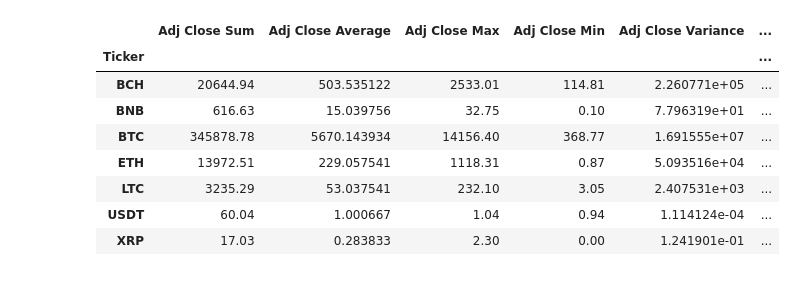
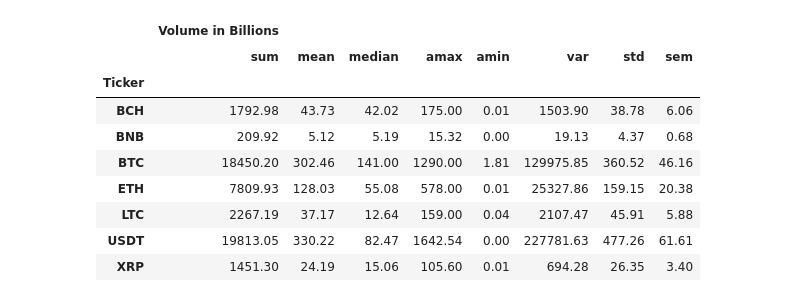
Before and after one commit to sarahheavner/Project1, a Jupyter notebook: Yahoo Finance w glob.ipynb, the cells around one changed output. Cells and saved outputs as stored; diff of their text form; code cells hidden in the pictures.

```diff
--- a/Yahoo Finance w glob.ipynb
+++ b/Yahoo Finance w glob.ipynb
@@ -45,28 +46,3 @@ frame.head()
 | 2 | BCH | 9/1/2017 | 588.40 | 707.98 | 301.69 | 432.63 | 432.63 | ... |
 | 3 | BCH | 10/1/2017 | 433.38 | 526.12 | 289.04 | 439.05 | 439.05 | ... |
 | 4 | BCH | 11/1/2017 | 438.30 | 2477.65 | 437.91 | 1256.33 | 1256.33 | ... |
-# %%
-crypto_data=frame[["Ticker", "Open in USD", "High in USD", "Low in USD", "Close in USD", "Adj Close in USD", "Volume in Billions"]]
-crypto_group=crypto_data.groupby(["Ticker"])
-volume_sum=crypto_group.sum()
-volume_sum=volume_sum["Volume in Billions"]
-volume_mean=crypto_group.mean()
-volume_mean=volume_mean["Volume in Billions"]
-volume_max=crypto_group.max()
-volume_max=volume_max["Volume in Billions"]
-volume_min=crypto_group.min()
-volume_min=volume_min["Volume in Billions"]
-volume_var=crypto_group.var()
-volume_var=volume_var["Volume in Billions"]
-volume_std=crypto_group.std()
-volume_std=volume_std["Volume in Billions"]
-volume_sem=crypto_group.sem()
-volume_sem=volume_sem["Volume in Billions"]
-volume_df=pd.DataFrame({"Volume Sum in Billions": volume_sum,
-                        "Volume Average": volume_mean,
-                        "Volume Max": volume_max,
-                       "Volume Min": volume_min,
-                       "Volume Variance": volume_var,
-                       "Volume Std. Dev": volume_std,
-                       "Volume Std. Err": volume_sem})
-volume_df
@@ -215,33 +49,22 @@ close_df
-# %%
-adjclose_sum=crypto_group.sum()
-adjclose_sum=adjclose_sum["Adj Close in USD"]
-adjclose_mean=crypto_group.mean()
-adjclose_mean=adjclose_mean["Adj Close in USD"]
-adjclose_max=crypto_group.max()
-adjclose_max=adjclose_max["Adj Close in USD"]
-adjclose_min=crypto_group.min()
-adjclose_min=adjclose_min["Adj Close in USD"]
-adjclose_var=crypto_group.var()
-adjclose_var=adjclose_var["Adj Close in USD"]
-adjclose_std=crypto_group.std()
-adjclose_std=adjclose_std["Adj Close in USD"]
-adjclose_sem=crypto_group.sem()
-adjclose_sem=adjclose_sem["Adj Close in USD"]
-adjclose_df=pd.DataFrame({"Adj Close Sum": adjclose_sum,
-                        "Adj Close Average": adjclose_mean,
-                        "Adj Close Max": adjclose_max,
-                       "Adj Close Min": adjclose_min,
-                       "Adj Close Variance": adjclose_var,
-                       "Adj Close Std. Dev": adjclose_std,
-                       "Adj Close Std. Err": adjclose_sem})
-adjclose_df
-# %% [output]
-|  | Adj Close Sum | Adj Close Average | Adj Close Max | Adj Close Min | Adj Close Variance | ... |
-| Ticker |  |  |  |  |  | ... |
-| BCH | 20644.94 | 503.535122 | 2533.01 | 114.81 | 2.260771e+05 | ... |
-| BNB | 616.63 | 15.039756 | 32.75 | 0.10 | 7.796319e+01 | ... |
-| BTC | 345878.78 | 5670.143934 | 14156.40 | 368.77 | 1.691555e+07 | ... |
-| ETH | 13972.51 | 229.057541 | 1118.31 | 0.87 | 5.093516e+04 | ... |
-| LTC | 3235.29 | 53.037541 | 232.10 | 3.05 | 2.407531e+03 | ... |
-| USDT | 60.04 | 1.000667 | 1.04 | 0.94 | 1.114124e-04 | ... |
-| XRP | 17.03 | 0.283833 | 2.30 | 0.00 | 1.241901e-01 | ... |
+# %%
+#Data frame for Volume of Trades for Cryptos included Sum, Mean, Median, Max, Min, Variance and Standard Deviation.
+vol_clean=pd.DataFrame(crypto_data.groupby("Ticker").agg({'Volume in Billions':[np.sum,
+                                                                               np.mean,
+                                                                               np.median,
+                                                                               np.max,
+                                                                               np.min,
+                                                                               np.var,
+                                                                               np.std,
+                                                                               st.sem]}))
+vol_clean.style.format("{:.2f}")
+# %% [output]
+|  | Volume in Billions |  |  |  |  |  |  |  |
+|  | sum | mean | median | amax | amin | var | std | sem |
+| Ticker |  |  |  |  |  |  |  |  |
+| BCH | 1792.98 | 43.73 | 42.02 | 175.00 | 0.01 | 1503.90 | 38.78 | 6.06 |
+| BNB | 209.92 | 5.12 | 5.19 | 15.32 | 0.00 | 19.13 | 4.37 | 0.68 |
+| BTC | 18450.20 | 302.46 | 141.00 | 1290.00 | 1.81 | 129975.85 | 360.52 | 46.16 |
+| ETH | 7809.93 | 128.03 | 55.08 | 578.00 | 0.01 | 25327.86 | 159.15 | 20.38 |
+| LTC | 2267.19 | 37.17 | 12.64 | 159.00 | 0.04 | 2107.47 | 45.91 | 5.88 |
+| USDT | 19813.05 | 330.22 | 82.47 | 1642.54 | 0.00 | 227781.63 | 477.26 | 61.61 |
+| XRP | 1451.30 | 24.19 | 15.06 | 105.60 | 0.01 | 694.28 | 26.35 | 3.40 |
```
Also changed, not shown: parts of 10 cells of this notebook, 1 other file.
